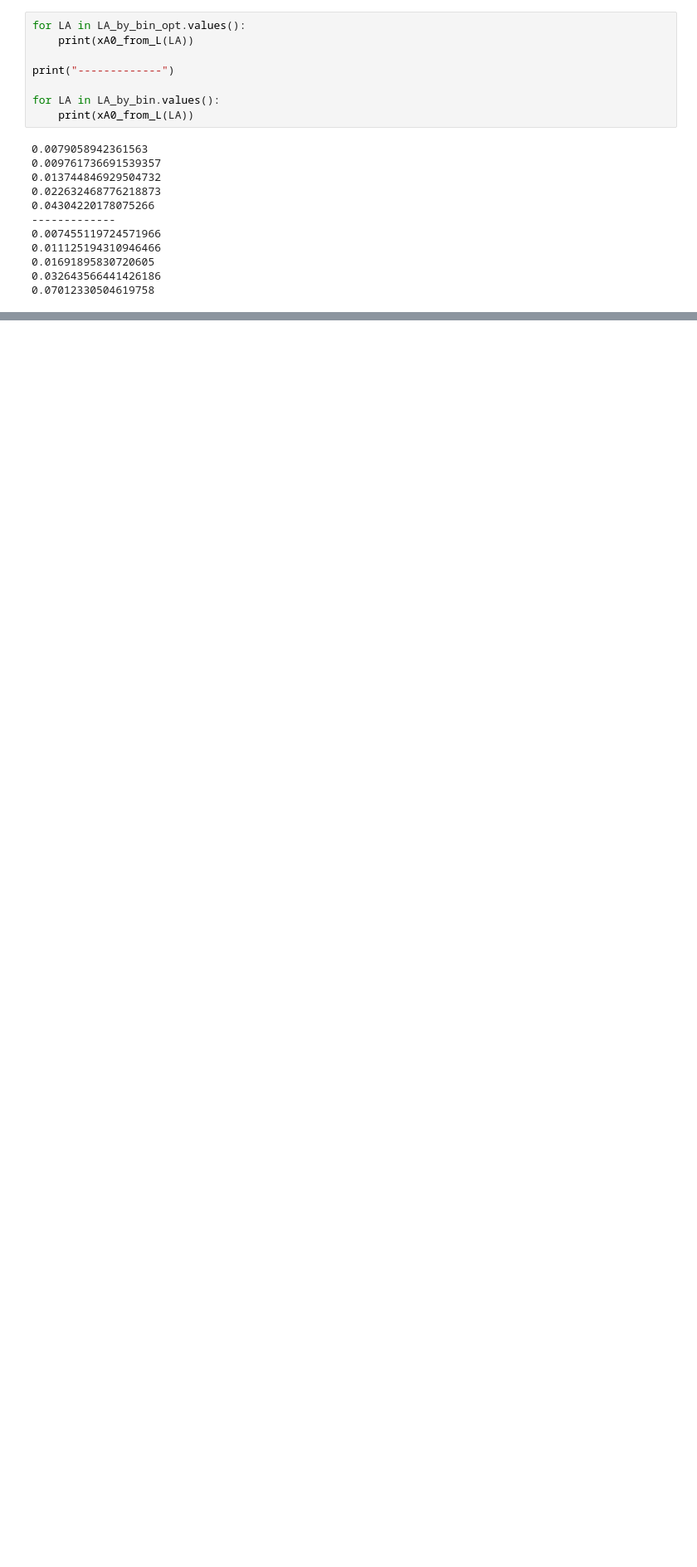
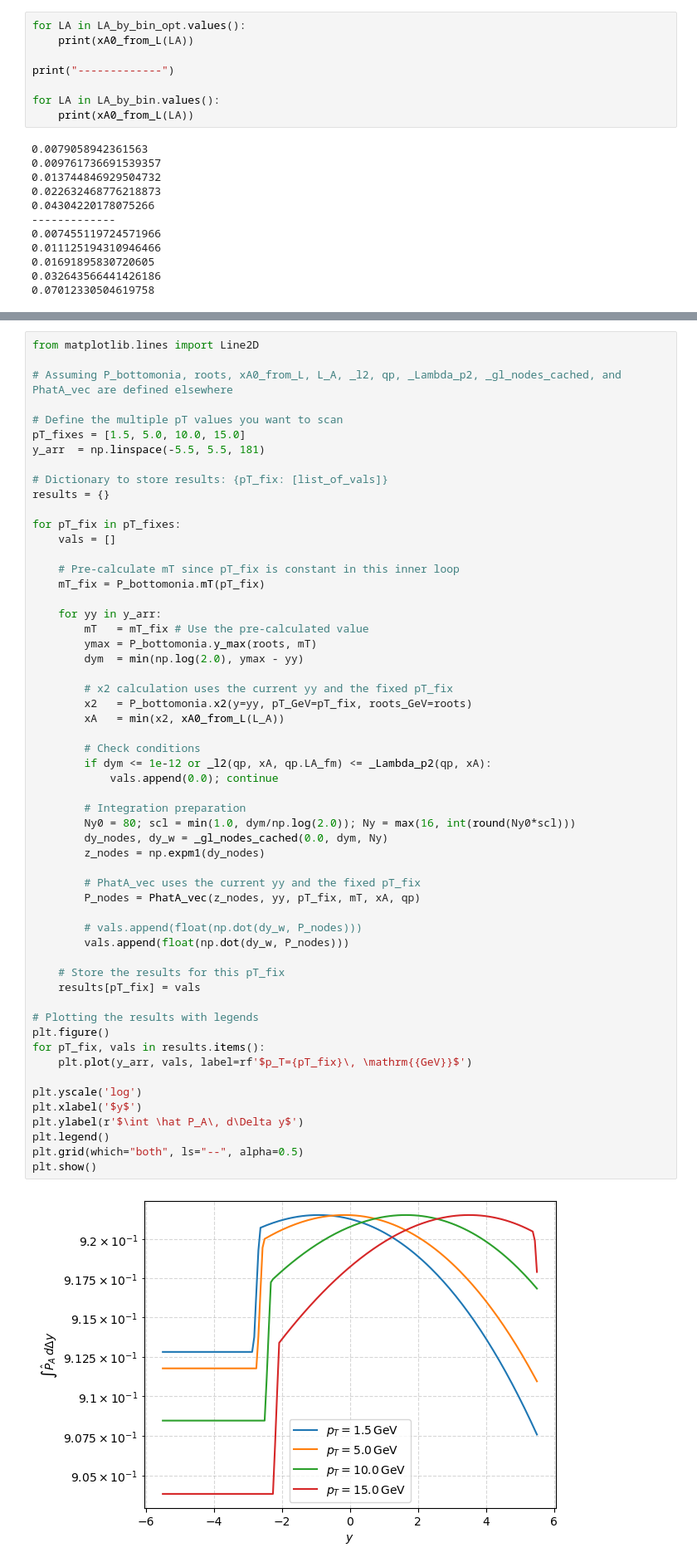
Before and after one commit to sabinthapa100/quenching_integration, a Jupyter notebook: notebooks/02_quenching&transport.ipynb, the cells around one changed output, grey strips where cells are left out. Shown at 83% size. Drawn from its saved outputs; the diff is of its cells as text; blank space fills up the shorter version.

```diff
--- a/notebooks/02_quenching&transport.ipynb
+++ b/notebooks/02_quenching&transport.ipynb
@@ -351,0 +619,58 @@ plt.show()
+# %%
+from matplotlib.lines import Line2D
+
+# Assuming P_bottomonia, roots, xA0_from_L, L_A, _l2, qp, _Lambda_p2, _gl_nodes_cached, and PhatA_vec are defined elsewhere
+
+# Define the multiple pT values you want to scan
+pT_fixes = [1.5, 5.0, 10.0, 15.0]
+y_arr  = np.linspace(-5.5, 5.5, 181)
+
+# Dictionary to store results: {pT_fix: [list_of_vals]}
+results = {}
+
+for pT_fix in pT_fixes:
+    vals = []
+
+    # Pre-calculate mT since pT_fix is constant in this inner loop
+    mT_fix = P_bottomonia.mT(pT_fix)
+
+    for yy in y_arr:
+        mT   = mT_fix # Use the pre-calculated value
+        ymax = P_bottomonia.y_max(roots, mT)
+        dym  = min(np.log(2.0), ymax - yy)
+
+        # x2 calculation uses the current yy and the fixed pT_fix
+        x2   = P_bottomonia.x2(y=yy, pT_GeV=pT_fix, roots_GeV=roots)
+        xA   = min(x2, xA0_from_L(L_A))
+
+        # Check conditions
+        if dym <= 1e-12 or _l2(qp, xA, qp.LA_fm) <= _Lambda_p2(qp, xA):
+            vals.append(0.0); continue
+
+        # Integration preparation
+        Ny0 = 80; scl = min(1.0, dym/np.log(2.0)); Ny = max(16, int(round(Ny0*scl)))
+        dy_nodes, dy_w = _gl_nodes_cached(0.0, dym, Ny)
+        z_nodes = np.expm1(dy_nodes)
+
+        # PhatA_vec uses the current yy and the fixed pT_fix
+        P_nodes = PhatA_vec(z_nodes, yy, pT_fix, mT, xA, qp)
+
+        # vals.append(float(np.dot(dy_w, P_nodes)))
+        vals.append(float(np.dot(dy_w, P_nodes)))
+
+    # Store the results for this pT_fix
+    results[pT_fix] = vals
+
+# Plotting the results with legends
+plt.figure()
+for pT_fix, vals in results.items():
+    plt.plot(y_arr, vals, label=rf'$p_T={pT_fix}\, \mathrm{{GeV}}$')
+
+plt.yscale('log')
+plt.xlabel('$y$')
+plt.ylabel(r'$\int \hat P_A\, d\Delta y$')
+plt.legend()
+plt.grid(which="both", ls="--", alpha=0.5)
+plt.show()
+# %% [output]
+[figure, added]
```
Also changed, not shown: parts of 27 cells of this notebook, 29 other files.
